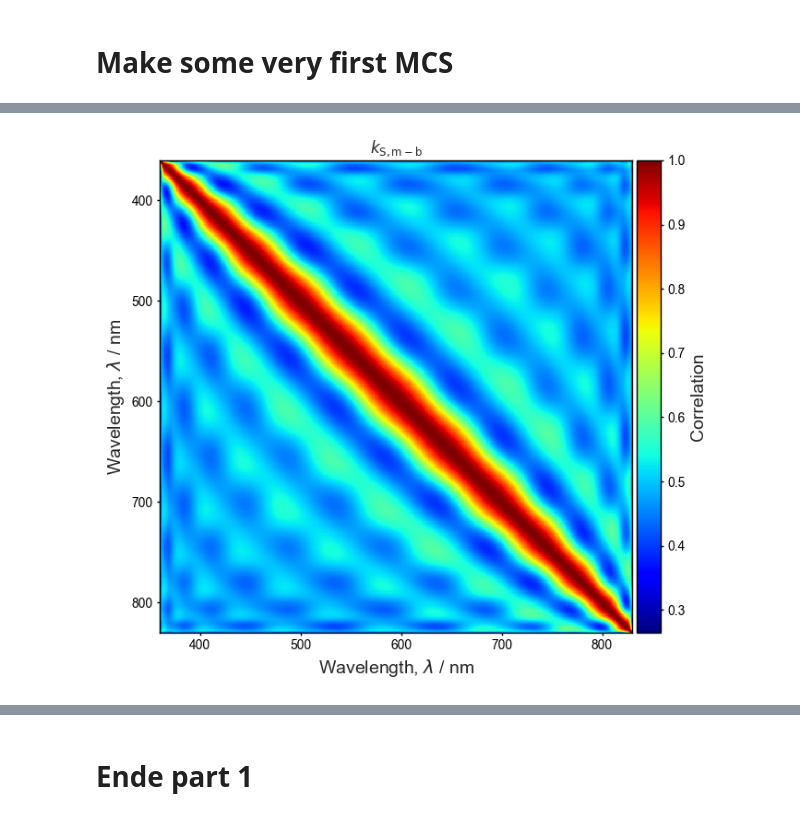
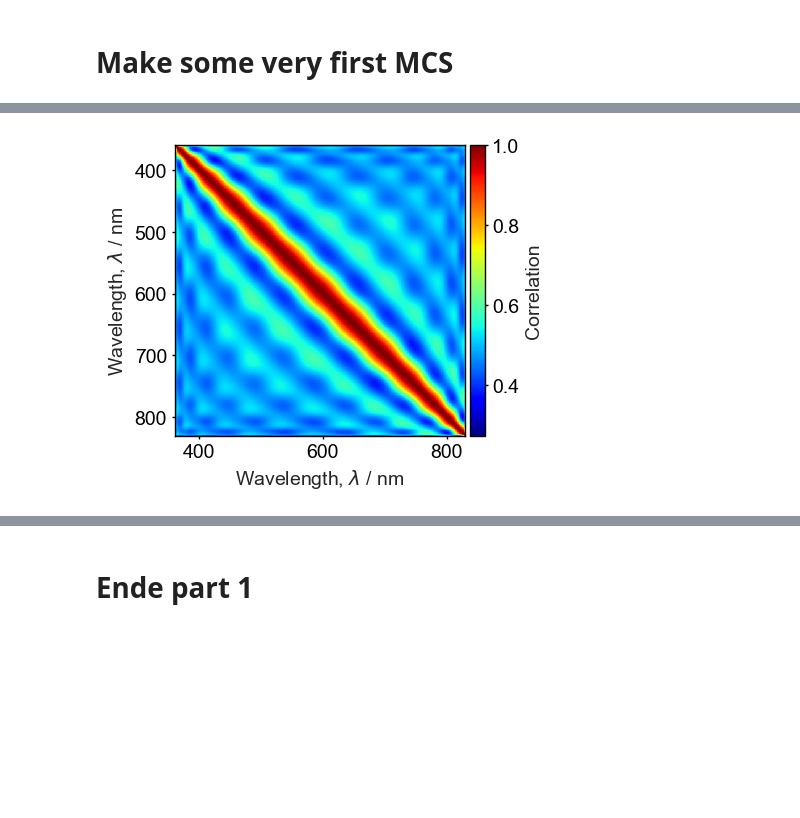
Before and after one commit to empir19nrm02/empir19nrm02, a Jupyter notebook: empir19nrm02/Jupyter/MCSim_PM.ipynb, the cells around one changed output, grey strips where cells are left out. Saved outputs shown, nothing was run; the diff lists cells and outputs as text; code cells hidden in the pictures; blank space fills up the shorter version.

```diff
--- a/empir19nrm02/Jupyter/MCSim_PM.ipynb
+++ b/empir19nrm02/Jupyter/MCSim_PM.ipynb
@@ -98,6 +98,8 @@ led_bandwidth = 20
 import os
 print( 'CWD:', os.getcwd())
 
+pyplot.rcParams.update({'font.size': label_font_size})
+
 marker = ['-', '--', '-.',':', '.', 'o', '-', '--','-.',':','.']
 point_marker = ['x', 'o', 'v', '^']
 mColor = ['r', 'g', 'b', 'c', 'm', 'y', 'k', 'r', 'g', 'b', 'c']
@@ -569,23 +573,29 @@ ax = None
 len_part1 = 5
 index_end = input_len
 
+ls_list = [
+    '-', '--', '-.', ':',(0, (1, 5)),(0, (5, 10)),
+]
+
+
 for i in [*range(1, len_part1), index_end]:
     var = mcResult[i]
     if i == index_end:
-        ax = plot_2D(var[0], offset=1, center_data=True, marker_color=mColor[0], ax1=ax, name=get_name(i), number=0, grid=False)
+        ax = plot_2D(var[0], offset=1, center_data=True, marker_color=mColor[0], ax1=ax, name=get_name(i), number=0, grid=False, ls=ls_list[0])
     else:
-        ax = plot_2D(var[0], offset=1, center_data=True, marker_color=mColor[i], ax1=ax, name=get_name(i), number=0, grid=False)
+        ax = plot_2D(var[0], offset=1, center_data=True, marker_color=mColor[i], ax1=ax, name=get_name(i), number=0, grid=False, ls=ls_list[i])
 
 pyplot.legend(bbox_to_anchor=(1,1), loc="upper left",frameon=False,fontsize=label_font_size)
 save_fig(out_dir, 'xy_lambda_all')
+
 
 ax = None
 for i in range(len_part1, input_len+1):
     var = mcResult[i]
     if i == index_end:
-        ax = plot_2D(var[0], offset=1, center_data=True, marker_color=mColor[0], ax1=ax, name=get_name(i), number=0, grid=False)
+        ax = plot_2D(var[0], offset=1, center_data=True, marker_color=mColor[0], ax1=ax, name=get_name(i), number=0, grid=False, ls=ls_list[0])
     else:
-        ax = plot_2D(var[0], offset=1, center_data=True, marker_color=mColor[i-len_part1+1], ax1=ax, name=get_name(i), number=0, grid=False)
+        ax = plot_2D(var[0], offset=1, center_data=True, marker_color=mColor[i-len_part1+1], ax1=ax, name=get_name(i), number=0, grid=False, ls=ls_list[i-len_part1+1])
 
 pyplot.legend(bbox_to_anchor=(1,1), loc="upper left", frameon=False,fontsize=label_font_size)
 save_fig(out_dir, 'xy_S_all')
@@ -595,15 +605,16 @@ save_fig(out_dir, 'xy_S_all')
 # %%
 def corrDiag(mcResult_loc, diag_number, desc_offset):
     var = mcResult_loc[diag_number]
     var[-1].calc_cov_matrix_from_data()
-    plotCorrelation(var[-1].runData.corr_matrix, wl, get_name(diag_number), x_label=x_label, y_label=x_label, c_label='Correlation')
+#    plotCorrelation(var[-1].runData.corr_matrix, wl, get_name(diag_number), x_label=x_label, y_label=x_label, c_label='Correlation')
+    plotCorrelation(var[-1].runData.corr_matrix, wl, None, x_label=x_label, y_label=x_label, c_label='Correlation')
     save_fig(out_dir, 'DataCorr_' + str(desc_offset) + '_' + str(diag_number))
 
 for i in range(input_len+1):
     if i == 8:
         corrDiag(mcResult, i, 0)
 # %% [output]
-[figure, old version]
+[figure, new version]
 # %%
 input1 = [mcT, mcLambda_a_c, mcLambda_a_uc, mcLambda_a_f, mcLambda_m_f, mcS_a_c, mcS_a_uc, mcS_a_f, mcS_m_f1]
 output1 = [mcYxy, mcCCT, mcSMCF, mcSpectrum]
```
Also changed, not shown: parts of 23 cells of this notebook, 3 other files.
